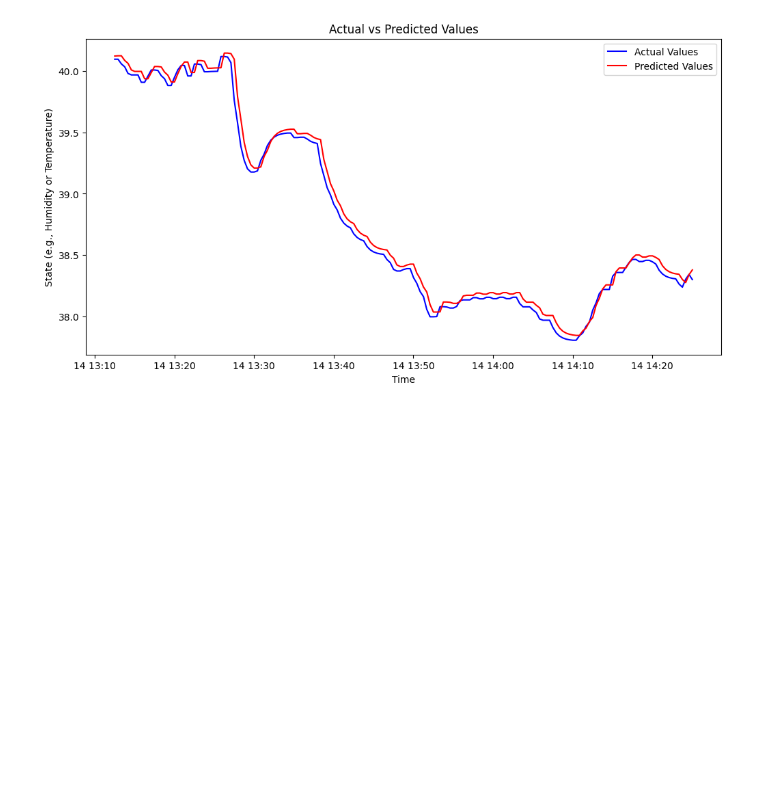
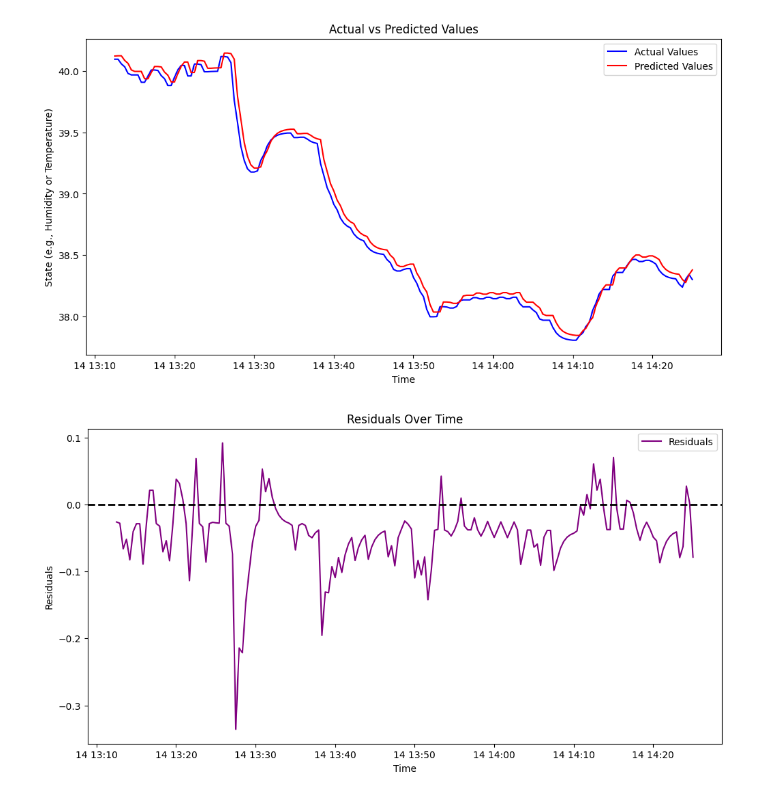
Before and after one commit to Ferdi-coza/Information_supply_chain, a Jupyter notebook: notebooks/Machine_learning demo.ipynb, the cells around one changed output. Cells and saved outputs as stored; diff of their text form; code cells hidden in the pictures; blank space fills up the shorter version.

```diff
--- a/notebooks/Machine_learning demo.ipynb
+++ b/notebooks/Machine_learning demo.ipynb
@@ -448,3 +448,13 @@ plt.show()
 [figure]
 # %%
 residuals = y_test - predictions
+plt.figure(figsize=(12, 6))
+plt.plot(y_test.index, residuals, label='Residuals', color='purple')
+plt.title('Residuals Over Time')
+plt.xlabel('Time')
+plt.ylabel('Residuals')
+plt.axhline(0, color='black', linestyle='--', lw=2)
+plt.legend()
+plt.show()
+# %% [output]
+[figure, added]
```
